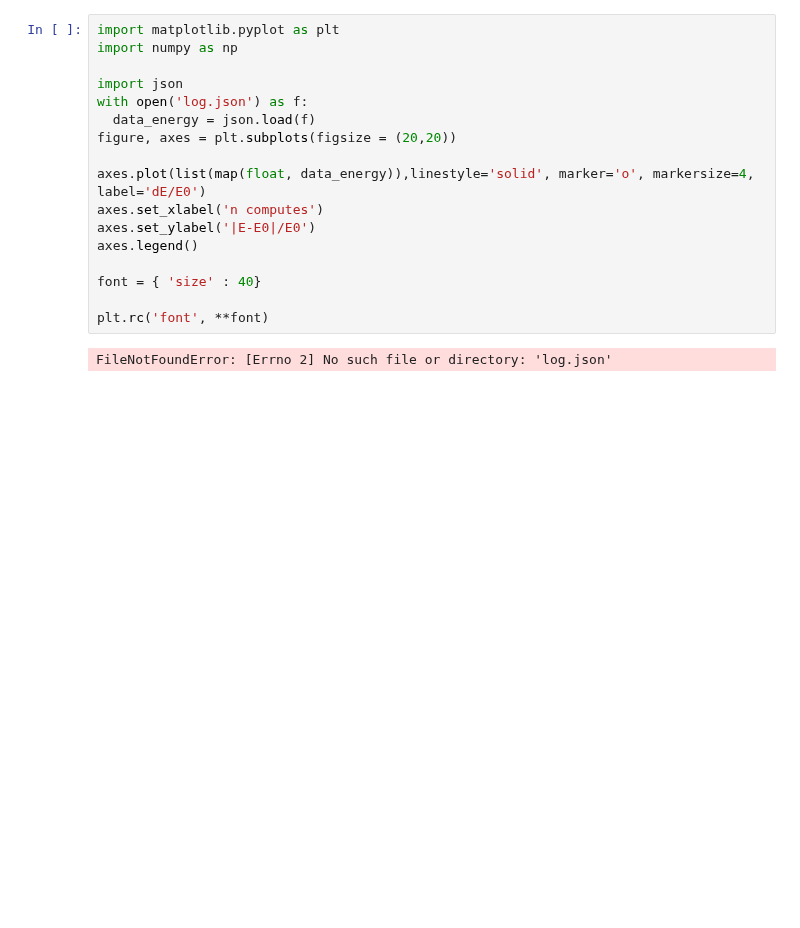
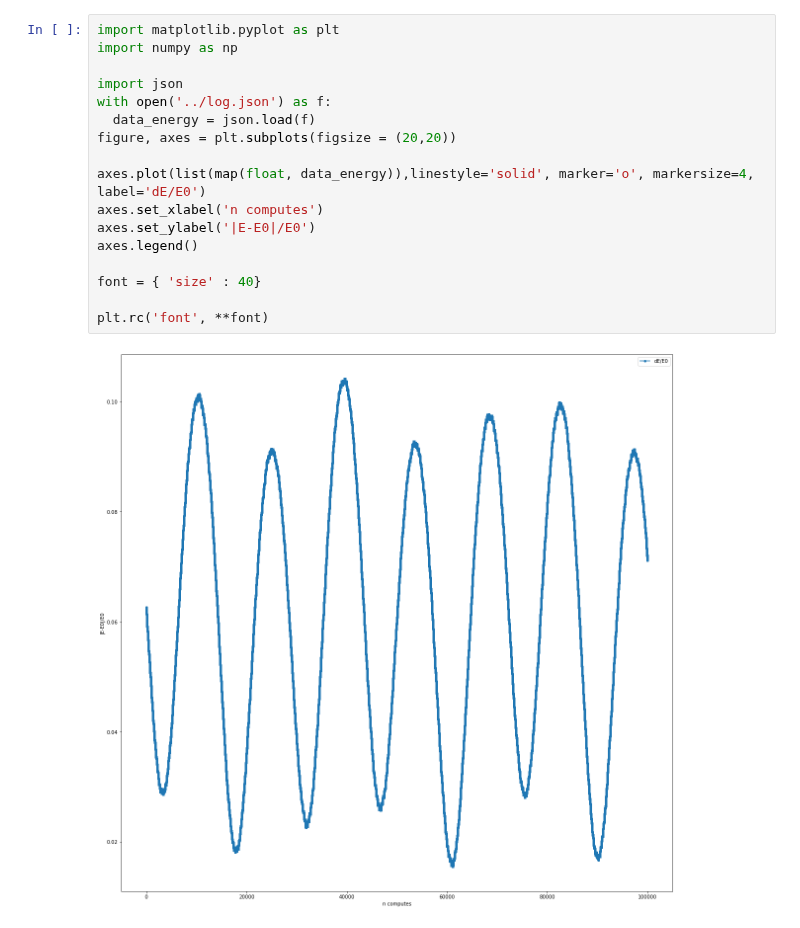
Before and after one commit to S1ckick/Nbodies, a Jupyter notebook: NBodies/Untitled.ipynb, the cells around one changed output. Cells and saved outputs as stored; diff of their text form; blank space fills up the shorter version.

```diff
--- a/NBodies/Untitled.ipynb
+++ b/NBodies/Untitled.ipynb
@@ -1,22 +1,22 @@
 # %%
 import matplotlib.pyplot as plt
 import numpy as np
 
 import json
-with open('log.json') as f:
+with open('../log.json') as f:
   data_energy = json.load(f)
 figure, axes = plt.subplots(figsize = (20,20))
 
 axes.plot(list(map(float, data_energy)),linestyle='solid', marker='o', markersize=4, label='dE/E0')
 axes.set_xlabel('n computes')
 axes.set_ylabel('|E-E0|/E0')
 axes.legend()
 
 font = { 'size' : 40}
 
 plt.rc('font', **font)
 # %% [output]
-FileNotFoundError: [Errno 2] No such file or directory: 'log.json'
+[figure, added]
 # %%
 import matplotlib.pyplot as plt
 import numpy as np
```
Also changed, not shown: parts of 3 cells of this notebook, 8 other files.
